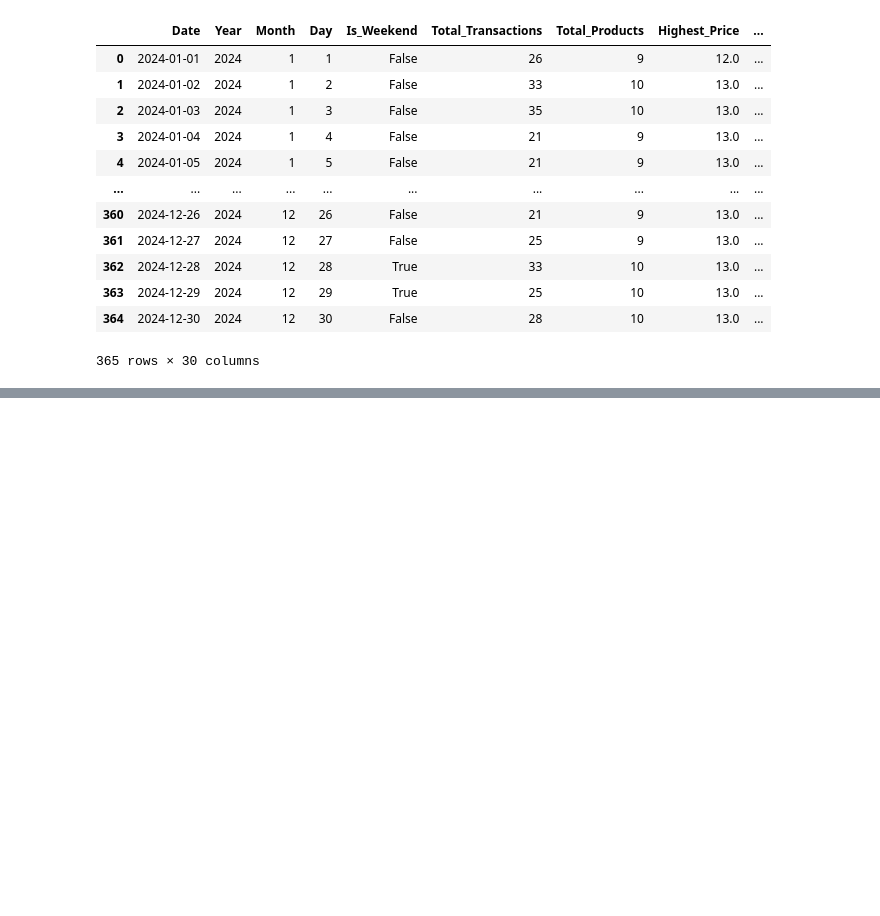
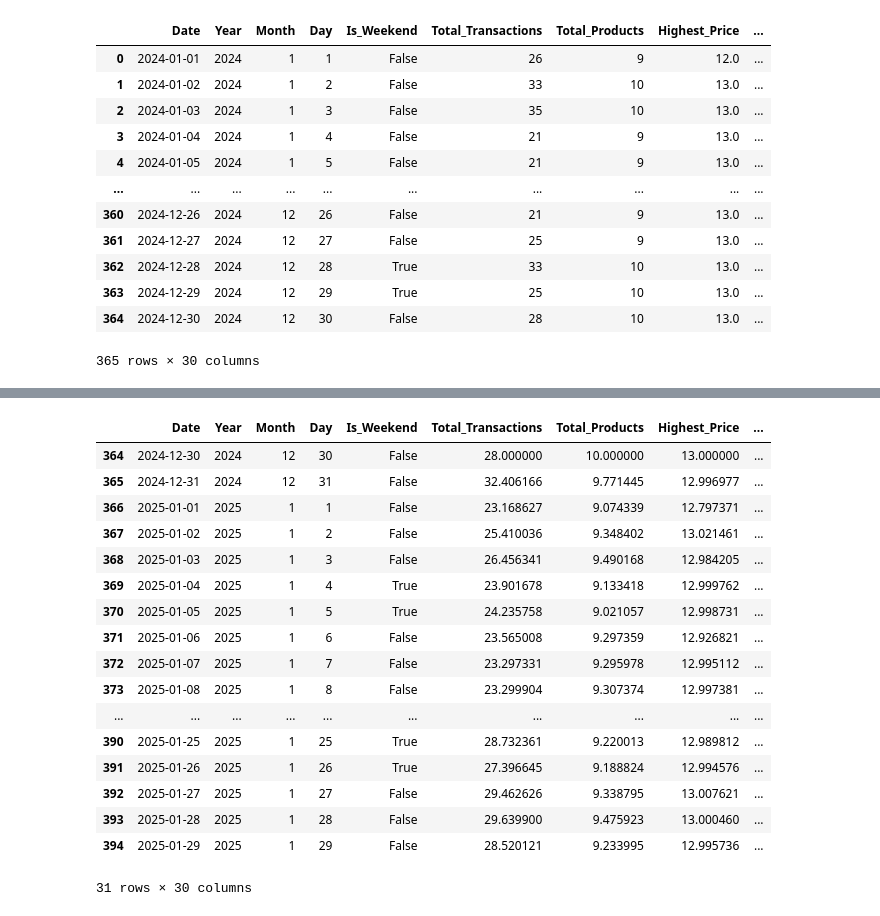
Before and after one commit to Bizniz-Corp/Pretrained-Prediksi-Profit-Model, a Jupyter notebook: Model/ModelPrediksiProfit.ipynb, the cells around one changed output, grey strips where cells are left out. Cells and saved outputs as stored; diff of their text form; code cells hidden in the pictures; blank space fills up the shorter version.

```diff
--- a/Model/ModelPrediksiProfit.ipynb
+++ b/Model/ModelPrediksiProfit.ipynb
@@ -903,21 +907,3 @@ Try using .loc[row_indexer,col_indexer] = value instead
 
 See the caveats in the documentation: https://pandas.pydata.org/pandas-docs/stable/user_guide/indexing.html#returning-a-view-versus-a-copy
   df['Date'] = df['Date'].astype('int64') // 10**9
-# %%
-def createForecast(df, numOfDay, listModelTierOne, listModelTierTwo):
-    if not np.issubdtype(df['Date'].dtype, np.datetime64):
-        df['Date'] = pd.to_datetime(df['Date'])
-
-    last_date = df['Date'].max()
-
-    new_dates = [last_date + pd.Timedelta(days=i) for i in range(1, numOfDay + 1)]
-
-    new_rows = pd.DataFrame({'Date': new_dates})
-
-    for col in df.columns:
-        if col != 'Date':
-            new_rows[col] = np.nan
-
-    df_extended = pd.concat([df, new_rows], ignore_index=True)
-
-    return df_extended
@@ -937,3 +988,5 @@ df
 | 363 | 2024-12-29 | 2024 | 12 | 29 | True | 25 | 10 | 13.0 | ... |
 | 364 | 2024-12-30 | 2024 | 12 | 30 | False | 28 | 10 | 13.0 | ... |
 365 rows × 30 columns
+# %%
+dftestt = createForecast(df, 30)
@@ -939,0 +1011,21 @@ df
+# %%
+dftestt.tail(31)
+# %% [output]
+|  | Date | Year | Month | Day | Is_Weekend | Total_Transactions | Total_Products | Highest_Price | ... |
+| 364 | 2024-12-30 | 2024 | 12 | 30 | False | 28.000000 | 10.000000 | 13.000000 | ... |
+| 365 | 2024-12-31 | 2024 | 12 | 31 | False | 32.406166 | 9.771445 | 12.996977 | ... |
+| 366 | 2025-01-01 | 2025 | 1 | 1 | False | 23.168627 | 9.074339 | 12.797371 | ... |
+| 367 | 2025-01-02 | 2025 | 1 | 2 | False | 25.410036 | 9.348402 | 13.021461 | ... |
+| 368 | 2025-01-03 | 2025 | 1 | 3 | False | 26.456341 | 9.490168 | 12.984205 | ... |
+| 369 | 2025-01-04 | 2025 | 1 | 4 | True | 23.901678 | 9.133418 | 12.999762 | ... |
+| 370 | 2025-01-05 | 2025 | 1 | 5 | True | 24.235758 | 9.021057 | 12.998731 | ... |
+| 371 | 2025-01-06 | 2025 | 1 | 6 | False | 23.565008 | 9.297359 | 12.926821 | ... |
+| 372 | 2025-01-07 | 2025 | 1 | 7 | False | 23.297331 | 9.295978 | 12.995112 | ... |
+| 373 | 2025-01-08 | 2025 | 1 | 8 | False | 23.299904 | 9.307374 | 12.997381 | ... |
+| ... | ... | ... | ... | ... | ... | ... | ... | ... | ... |
+| 390 | 2025-01-25 | 2025 | 1 | 25 | True | 28.732361 | 9.220013 | 12.989812 | ... |
+| 391 | 2025-01-26 | 2025 | 1 | 26 | True | 27.396645 | 9.188824 | 12.994576 | ... |
+| 392 | 2025-01-27 | 2025 | 1 | 27 | False | 29.462626 | 9.338795 | 13.007621 | ... |
+| 393 | 2025-01-28 | 2025 | 1 | 28 | False | 29.639900 | 9.475923 | 13.000460 | ... |
+| 394 | 2025-01-29 | 2025 | 1 | 29 | False | 28.520121 | 9.233995 | 12.995736 | ... |
+31 rows × 30 columns
```
Also changed, not shown: parts of 6 cells of this notebook.
